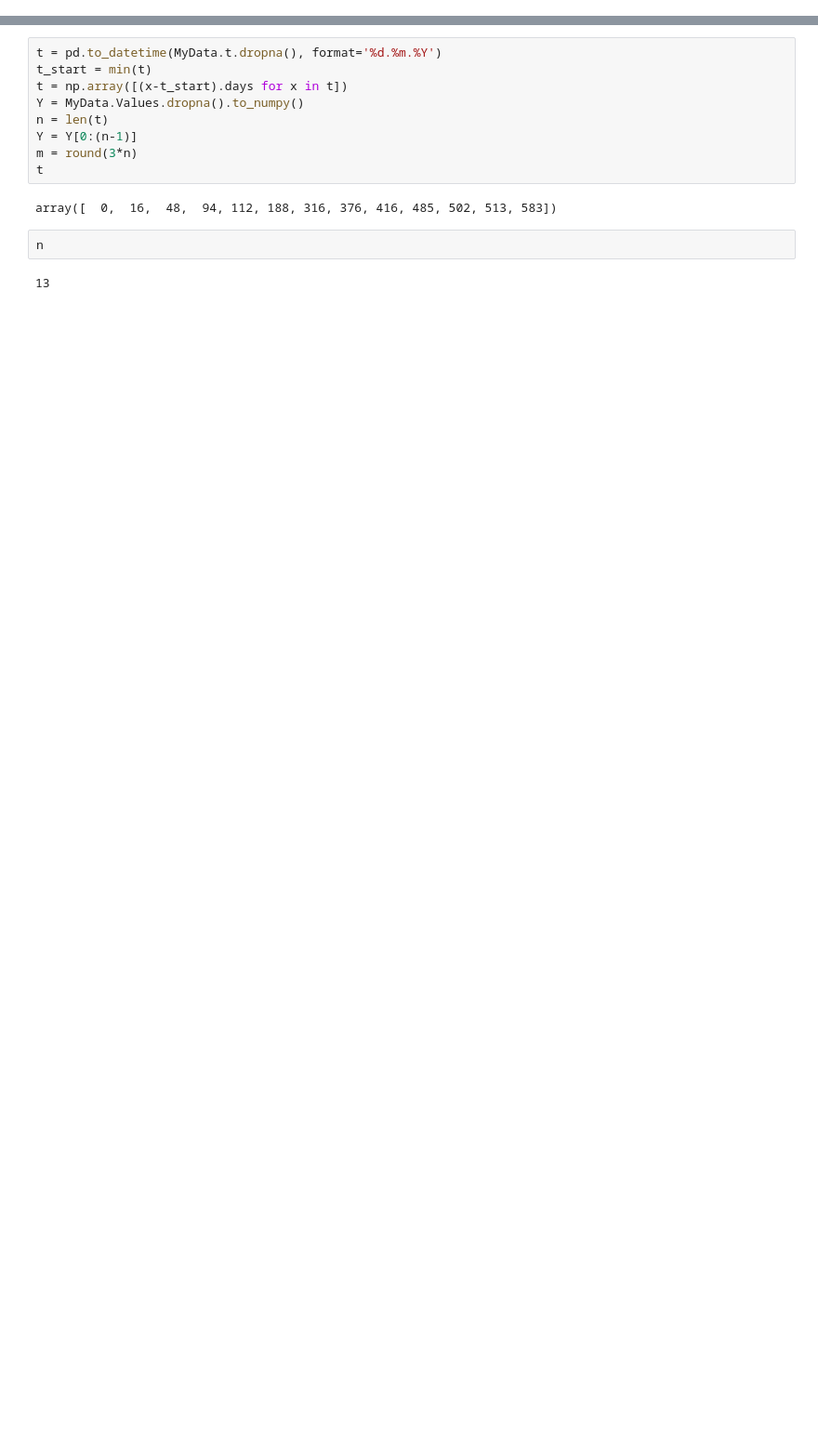
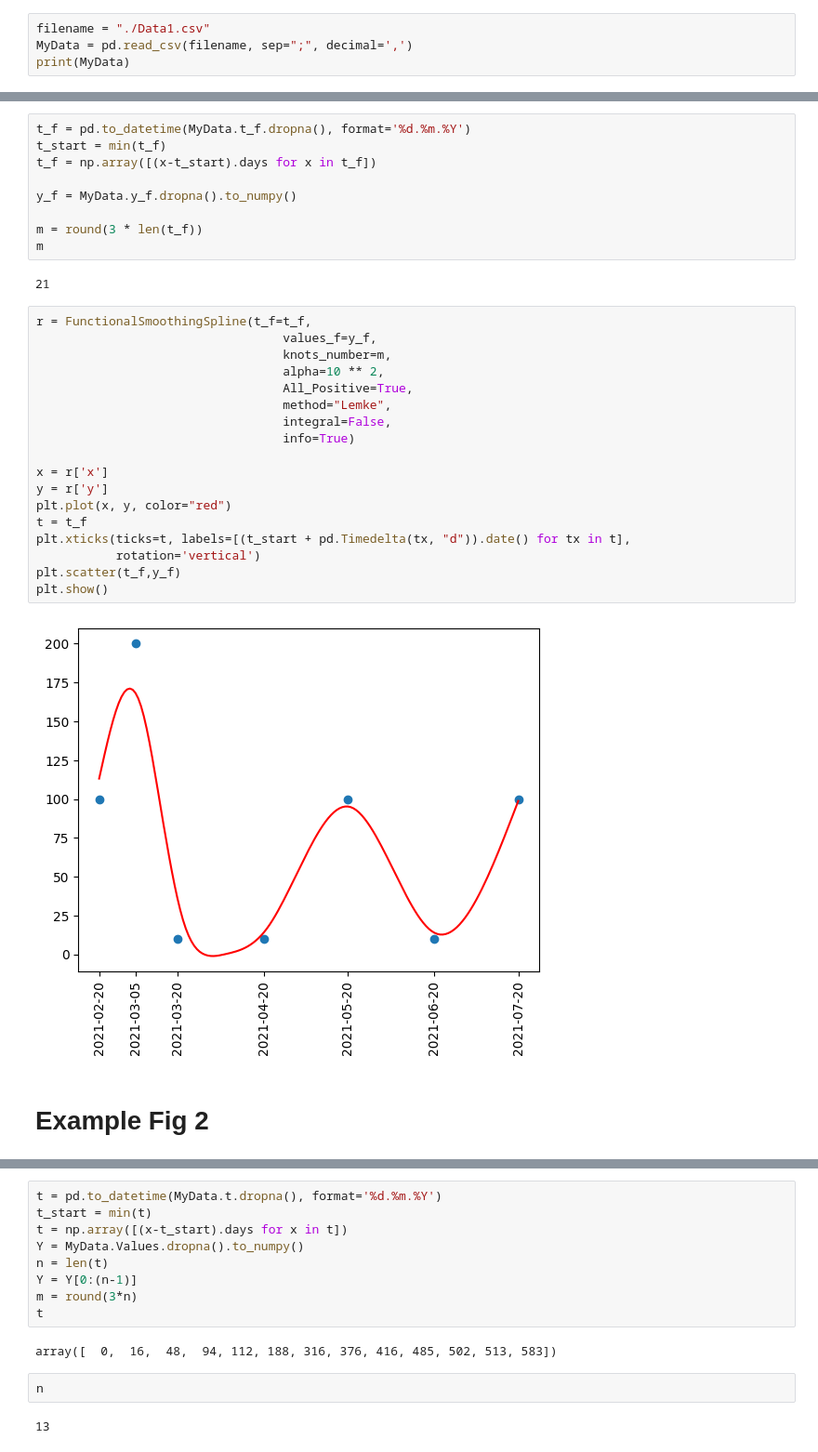
Before and after one commit to YuAKorablev/FunctionalSmoothingSpline, a Jupyter notebook: test.ipynb, the cells around one changed output, grey strips where cells are left out. Shown: that part at 93% size. Cells and saved outputs as stored; diff of their text form; blank space fills up the shorter version.

```diff
--- a/test.ipynb
+++ b/test.ipynb
@@ -11,0 +11,4 @@ The autoreload extension is already loaded. To reload it, use:
+# %%
+filename = "./Data1.csv"
+MyData = pd.read_csv(filename, sep=";", decimal=',')
+print(MyData)
@@ -11,0 +24,33 @@ The autoreload extension is already loaded. To reload it, use:
+# %%
+t_f = pd.to_datetime(MyData.t_f.dropna(), format='%d.%m.%Y')
+t_start = min(t_f)
+t_f = np.array([(x-t_start).days for x in t_f])
+
+y_f = MyData.y_f.dropna().to_numpy()
+
+m = round(3 * len(t_f))
+m
+# %% [output]
+21
+# %%
+r = FunctionalSmoothingSpline(t_f=t_f,
+                                  values_f=y_f,
+                                  knots_number=m,
+                                  alpha=10 ** 2,
+                                  All_Positive=True,
+                                  method="Lemke",
+                                  integral=False,
+                                  info=True)
+
+x = r['x']
+y = r['y']
+plt.plot(x, y, color="red")
+t = t_f
+plt.xticks(ticks=t, labels=[(t_start + pd.Timedelta(tx, "d")).date() for tx in t],
+           rotation='vertical')
+plt.scatter(t_f,y_f)
+plt.show()
+# %% [output]
+[figure, added]
+# %% [markdown]
+# Example Fig 2
```
Also changed, not shown: parts of 22 cells of this notebook, 5 other files.
